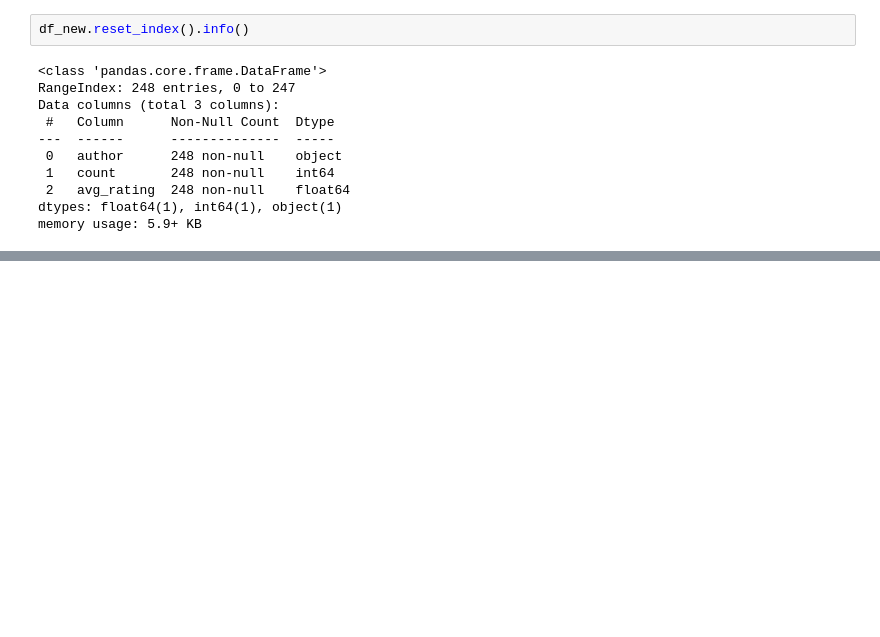
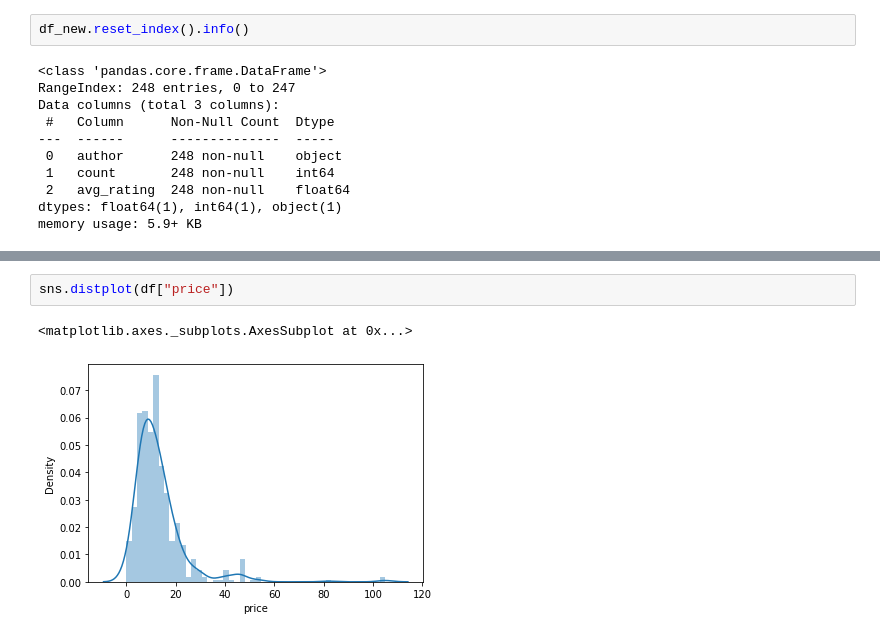
Before and after one commit to Susanna-Salata/goit-DS, a Jupyter notebook: GoIT_DS_HomeWork_2_3.ipynb, the cells around one changed output, grey strips where cells are left out. Saved outputs shown, nothing was run; the diff lists cells and outputs as text; blank space fills up the shorter version.

```diff
--- a/GoIT_DS_HomeWork_2_3.ipynb
+++ b/GoIT_DS_HomeWork_2_3.ipynb
@@ -355,0 +364,5 @@ memory usage: 5.9+ KB
+# %%
+sns.distplot(df["price"])
+# %% [output]
+<matplotlib.axes._subplots.AxesSubplot at 0x...>
+[figure, added]
```
Also changed, not shown: parts of 4 cells of this notebook.
